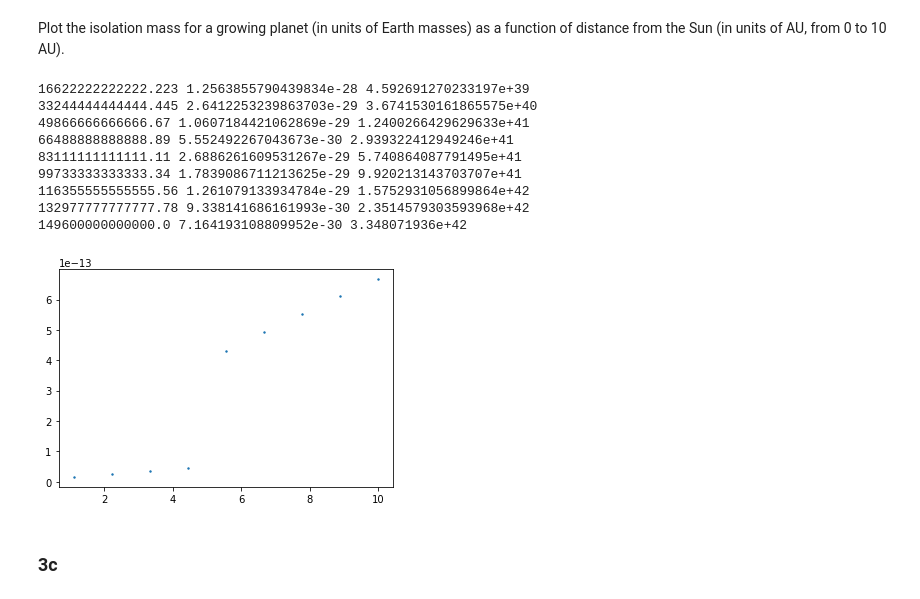
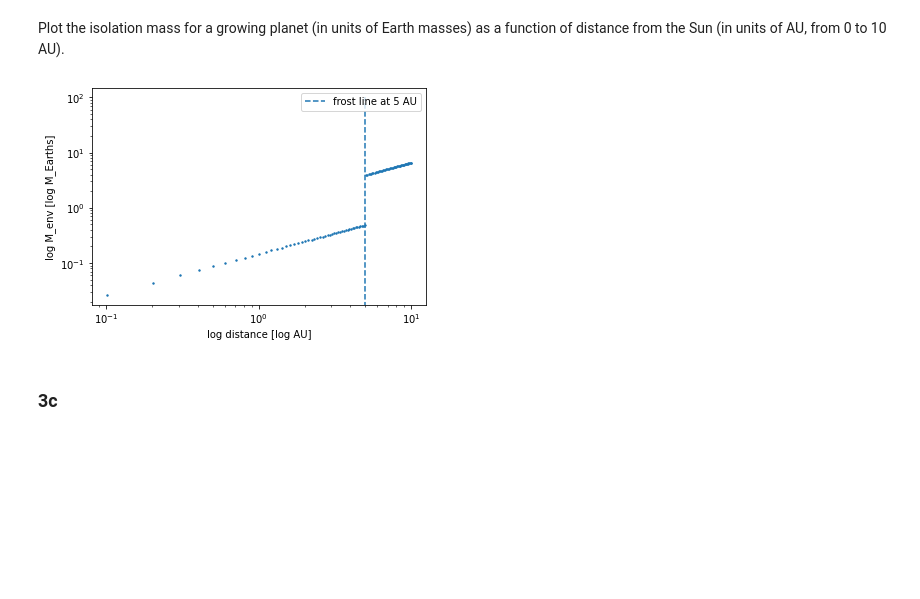
Before and after one commit to cl3425/uf-class-repo, a Jupyter notebook: exoplanets/hw1.ipynb, the cells around one changed output. Cells and saved outputs as stored; diff of their text form; code cells hidden in the pictures; blank space fills up the shorter version.

```diff
--- a/exoplanets/hw1.ipynb
+++ b/exoplanets/hw1.ipynb
@@ -129,12 +131,11 @@ L_star = 3.839e33 # erg/s
 a = 0.7*1.496e13
 e = 363./365 # from my bday
 e = 333./365 # less pathological e
-#e = 0.4
 A = 0.3
 specific_L = calc_specific_L(a, e, m_star) # recalculate specific L using new a and e
 
 def teff(L_star, d, A): # where d is distance from star, ie. r
-    return (L_star*(1-A)/(4*np.pi*stefan_boltzmann*d**2))**0.25
+    return (L_star*(1-A)/(16*np.pi*stefan_boltzmann*d**2))**0.25
 
 # calculate instantaneous Teff at every timestep
 temps = []
@@ -160,6 +161,8 @@ plt.scatter(times, temps, s=2, label="Teff")
 plt.plot(times, np.ones(len(times))*373, label="boiling pt")
 plt.plot(times, np.ones(len(times))*273, label="freezing pt")
 plt.axhspan(273, 373, facecolor='g', alpha=0.5)
+plt.xlabel('time [s]')
+plt.ylabel('T_eq [K]')
 plt.show()
 
 plt.scatter(times, temps, s=2, label="Teff")
@@ -167,5 +170,7 @@ plt.plot(times, np.ones(len(times))*373, label="boiling pt")
 plt.plot(times, np.ones(len(times))*273, label="freezing pt")
 plt.axhspan(273, 373, facecolor='g', alpha=0.5)
 plt.ylim(200, 500)
+plt.xlabel('time [s]')
+plt.ylabel('T_eq [K]')
 plt.show()
 # %% [output]
@@ -196,7 +199,7 @@ Me from future: jk, going from manual cycling to pandas moving average with a si
 # %%
 stefan_boltzmann = 5.67e-5 # g s^-3 K^-4
 L_star = 3.839e33 # erg/s
-a = 0.7*1.496e13
+a = 0.8*1.496e13
 e = 363./365 # from my bday
 #e = 333./365 # less pathological e
 #e = 33./365 # well-behaved e for sanity check
@@ -233,6 +236,8 @@ plt.scatter(times, temps, s=2, label="Teff")
 plt.plot(times, np.ones(len(times))*373, label="boiling pt")
 plt.plot(times, np.ones(len(times))*273, label="freezing pt")
 plt.axhspan(273, 373, facecolor='g', alpha=0.5)
+plt.xlabel('time [s]')
+plt.ylabel('T_eq [K]')
 plt.show()
 
 plt.scatter(times, temps, s=2, label="Teff")
@@ -240,5 +245,7 @@ plt.plot(times, np.ones(len(times))*373, label="boiling pt")
 plt.plot(times, np.ones(len(times))*273, label="freezing pt")
 plt.axhspan(273, 373, facecolor='g', alpha=0.5)
 plt.ylim(200, 500)
+plt.xlabel('time [s]')
+plt.ylabel('T_eq [K]')
 plt.show()
 # %% [output]
@@ -486,41 +454,41 @@ Plot the isolation mass for a growing planet (in units of Earth masses) as a fun
 # %%
 def sigma_p(r):
     sigma0 = 1.7e3 # g cm^-2
     try:
         if (r < 5*1.496e13) & (r > 0): # < 5 AU, the current frostline (Jewitt et al 2007 [but really Wikipedia])
-            return 0.01*sigma0*r**-1.5
+            #return 0.01*sigma0*(r)**-1.5
+            return 0.01*sigma0*(r/1.496e13)**-1.5
         elif r >= 5*1.496e13:
-            return 0.04*sigma0*r**-1.5
+            #return 0.04*sigma0*(r)**-1.5
+            return 0.04*sigma0*(r/1.496e13)**-1.5
 
     except ValueError:
         print(r, "invalid r")
 
 def calc_miso(r, m_star):
     #print(sigma_p(r))
     m_isos = []
     for r_elt in r:
-        print(r_elt, (sigma_p(r_elt))**1.5, r_elt**3)
-        m_isos.append(166 * ((m_star/1.988e33)**0.5) * ((sigma_p(r_elt))**1.5) * r_elt**3)
+        #print(r_elt, (sigma_p(r_elt))**1.5, r_elt**3)
+        #m_isos.append(166 * ((m_star/1.988e33)**0.5) * ((sigma_p(r_elt))**1.5) * r_elt**3)
+        m_isos.append(166 * ((m_star)**-0.5) * ((sigma_p(r_elt))**1.5) * r_elt**3)
     return m_isos
 
-distances = 1.496e13*np.linspace(0, 10, 10)[1:] # avoid dividing by zero
+distances = 1.496e13*np.linspace(0, 10, 100)[1:] # avoid dividing by zero
 m_isos = calc_miso(distances, m_star)
 #print(m_isos)
 m_isos = [m_isos_elt/5.972e27 for m_isos_elt in m_isos] # convert to Earth masses
-distances = np.linspace(0, 10, 10)[1:] # back to AU for plotting
+distances = np.linspace(0, 10, 100)[1:] # back to AU for plotting
 plt.scatter(distances, m_isos, s=2)
+plt.vlines(5, 0, 100, linestyles='dashed', label='frost line at 5 AU')
+plt.xlabel('log distance [log AU]')
+plt.ylabel('log M_env [log M_Earths]')
+plt.xscale('log')
+plt.yscale('log')
+plt.legend()
 plt.show()
 # %% [output]
-16622222222222.223 1.2563855790439834e-28 4.592691270233197e+39
-33244444444444.445 2.6412253239863703e-29 3.6741530161865575e+40
-49866666666666.67 1.0607184421062869e-29 1.2400266429629633e+41
-66488888888888.89 5.552492267043673e-30 2.939322412949246e+41
-83111111111111.11 2.6886261609531267e-29 5.740864087791495e+41
-99733333333333.34 1.7839086711213625e-29 9.920213143703707e+41
-116355555555555.56 1.261079133934784e-29 1.5752931056899864e+42
-132977777777777.78 9.338141686161993e-30 2.3514579303593968e+42
-149600000000000.0 7.164193108809952e-30 3.348071936e+42
-[figure, old version]
+[figure, new version]
 # %% [markdown]
 ### 3c
 # %%
```
Also changed, not shown: parts of 33 cells of this notebook.
